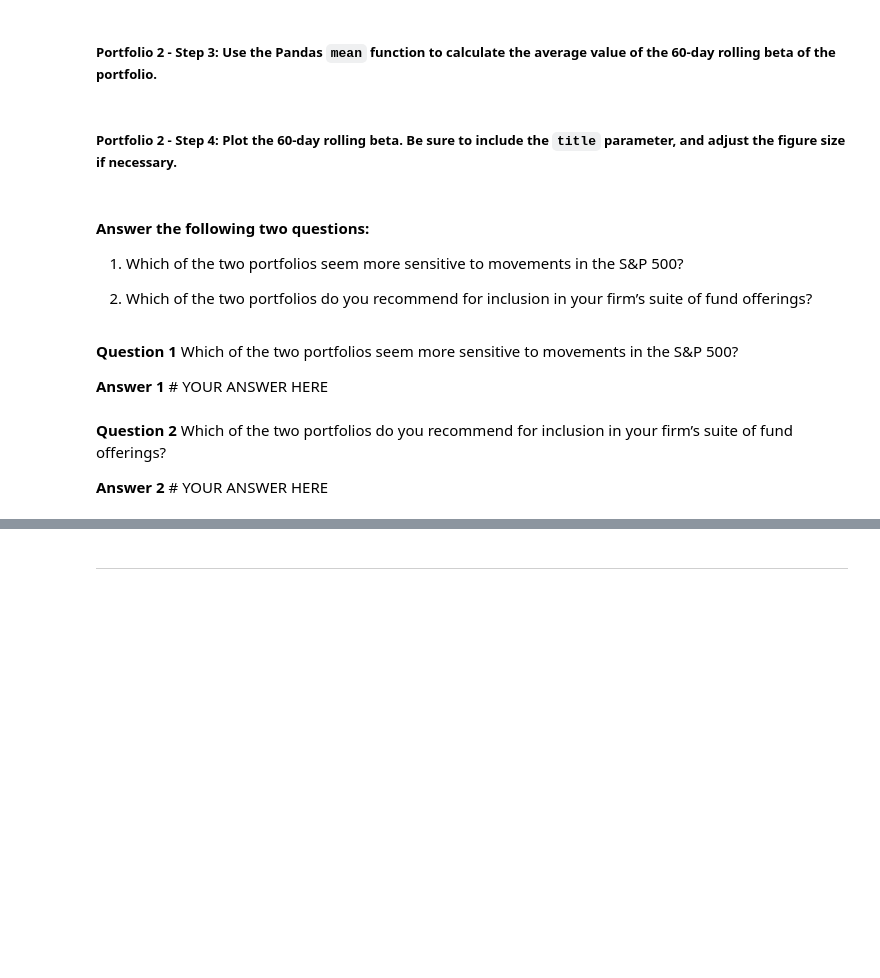
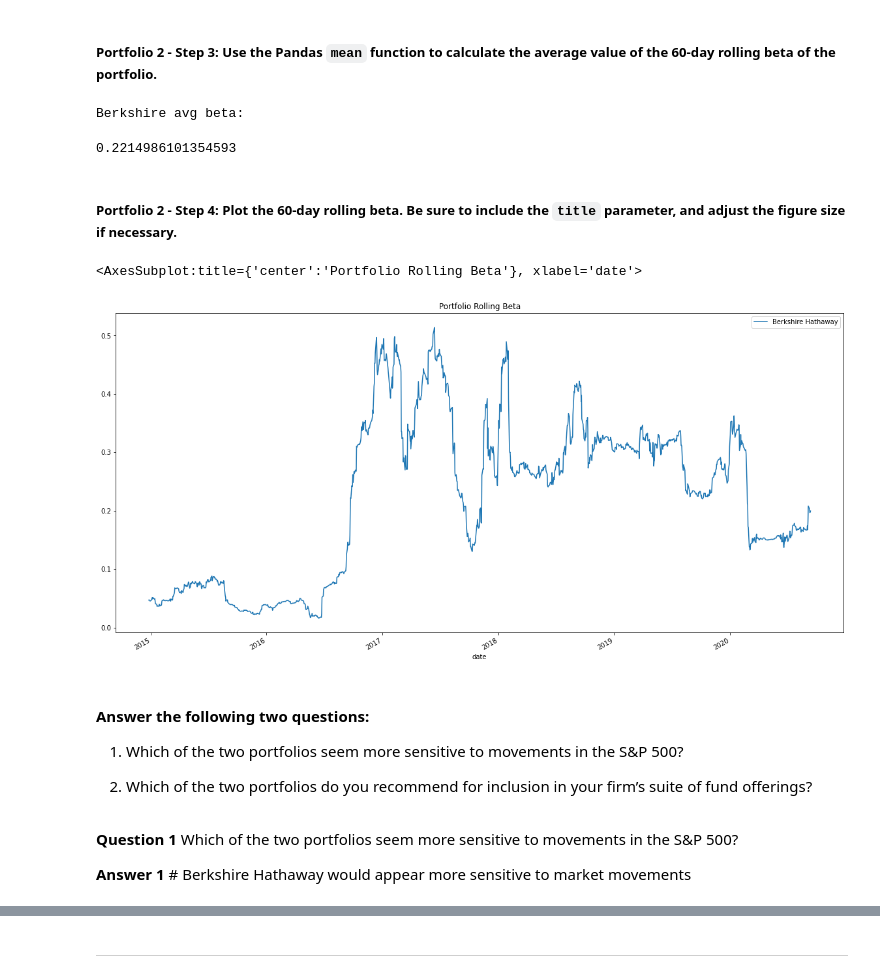
Before and after one commit to mwoj123/Module_4_Challenge, a Jupyter notebook: risk_return_analysis.ipynb, the cells around one changed output, grey strips where cells are left out. Drawn from its saved outputs; the diff is of its cells as text; code cells hidden in the pictures; blank space fills up the shorter version.

```diff
--- a/risk_return_analysis.ipynb
+++ b/risk_return_analysis.ipynb
@@ -438,5 +451,11 @@ dtype: float64
 ##### Portfolio 2 - Step 1: Using the 60-day rolling window, the daily return data, and the S&P 500 returns, calculate the covariance. Review the last five rows of the covariance of the portfolio.
 # %%
 # Calculate the covariance using a 60-day rolling window
+
+
+berkshire_covariance_60 = whale_navs_returns['BERKSHIRE HATHAWAY INC'].rolling(window=60).cov(whale_navs_returns['S&P 500'])
+
 # Review the last five rows of the covariance data
-# YOUR CODE HERE
+
+
+berkshire_covariance_60.tail()
@@ -444,5 +471,10 @@ dtype: float64
 ##### Portfolio 2 - Step 2: Calculate the beta of the portfolio. To do that, divide the covariance of the portfolio by the variance of the S&P 500.
 # %%
 # Calculate the beta based on the 60-day rolling covariance compared to the market (S&P 500)
+
+berkshire_beta_60 = berkshire_covariance_60 / market_variance_60
+
 # Review the last five rows of the beta information
-# YOUR CODE HERE
+
+
+berkshire_beta_60.tail()
@@ -450,13 +490,20 @@ dtype: float64
 ##### Portfolio 2 - Step 3: Use the Pandas `mean` function to calculate the average value of the 60-day rolling beta of the portfolio.
 # %%
 # Calculate the average of the 60-day rolling beta
-# YOUR CODE HERE
+print('Berkshire avg beta:')
+berkshire_beta_60.mean()
+# %% [output]
+Berkshire avg beta:
+0.2214986101354593
 # %% [markdown]
 ##### Portfolio 2 - Step 4: Plot the 60-day rolling beta. Be sure to include the `title` parameter, and adjust the figure size if necessary.
 # %%
 # Plot the rolling beta
 # Include a title parameter and adjust the figure size
-# YOUR CODE HERE
+berkshire_beta_60.plot(figsize = (20,10), title = 'Portfolio Rolling Beta', legend = True, label = 'Berkshire Hathaway')
+# %% [output]
+<AxesSubplot:title={'center':'Portfolio Rolling Beta'}, xlabel='date'>
+[figure, added]
 # %% [markdown]
 #### Answer the following two questions:
 
@@ -466,8 +513,4 @@ dtype: float64
 # %% [markdown]
 **Question 1** Which of the two portfolios seem more sensitive to movements in the S&P 500?
 
-**Answer 1** # YOUR ANSWER HERE
+**Answer 1** # Berkshire Hathaway would appear more sensitive to market movements
-# %% [markdown]
-**Question 2** Which of the two portfolios do you recommend for inclusion in your firm’s suite of fund offerings?
-
-**Answer 2** # YOUR ANSWER HERE
```
Also changed, not shown: parts of 10 cells of this notebook, 7 other files.
